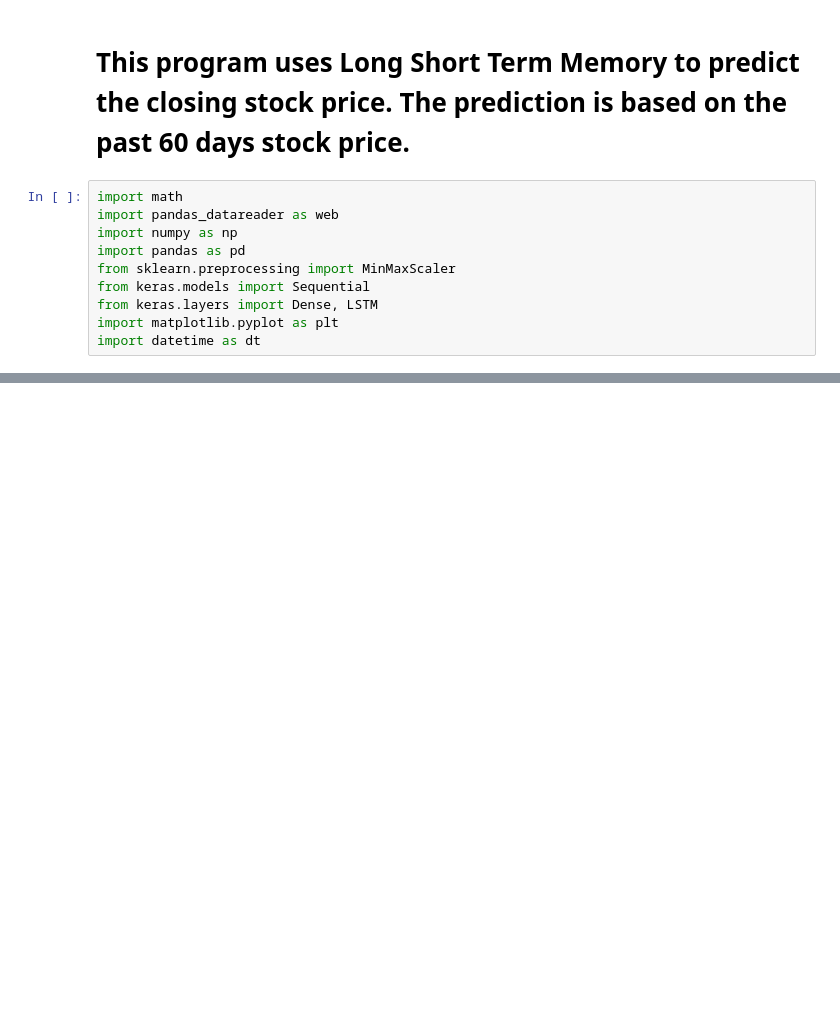
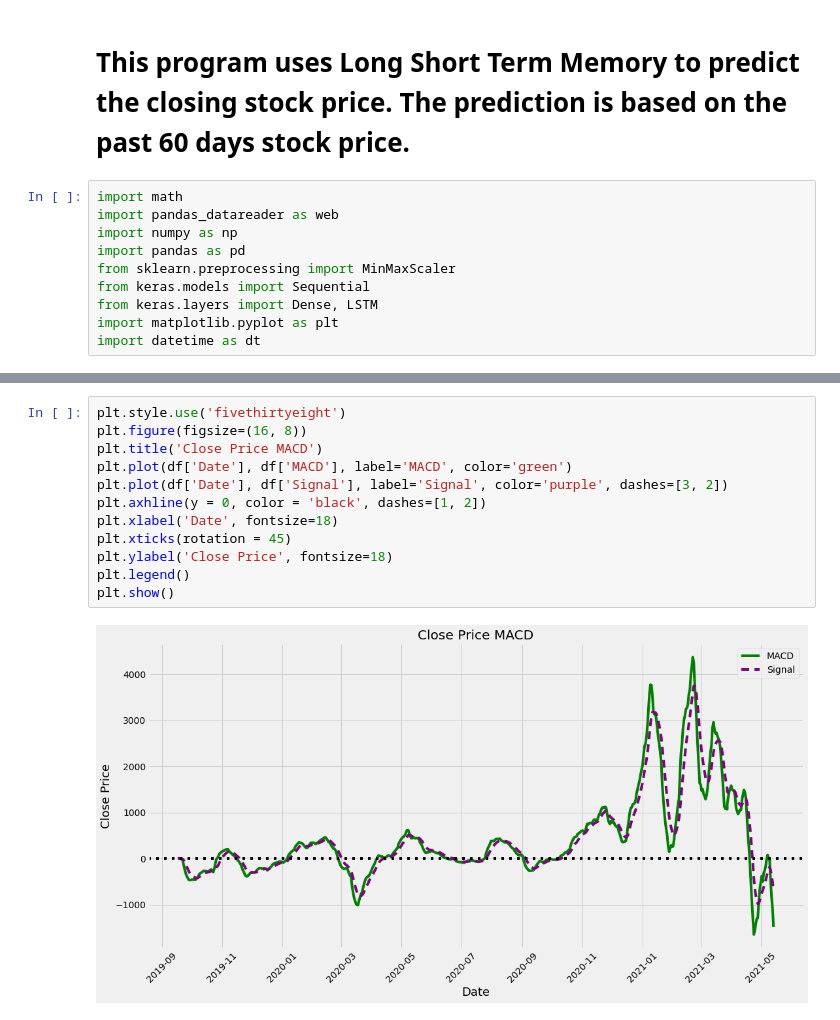
Before and after one commit to LopezMarioAlberto/AlgorithmicTradingPython, a Jupyter notebook: bitcoin/BitcoinPricePrediction.ipynb, the cells around one changed output, grey strips where cells are left out. Drawn from its saved outputs; the diff is of its cells as text; blank space fills up the shorter version.

```diff
--- a/bitcoin/BitcoinPricePrediction.ipynb
+++ b/bitcoin/BitcoinPricePrediction.ipynb
@@ -40,0 +86,14 @@ plt.show()
+# %%
+plt.style.use('fivethirtyeight')
+plt.figure(figsize=(16, 8))
+plt.title('Close Price MACD')
+plt.plot(df['Date'], df['MACD'], label='MACD', color='green')
+plt.plot(df['Date'], df['Signal'], label='Signal', color='purple', dashes=[3, 2])
+plt.axhline(y = 0, color = 'black', dashes=[1, 2])
+plt.xlabel('Date', fontsize=18)
+plt.xticks(rotation = 45)
+plt.ylabel('Close Price', fontsize=18)
+plt.legend()
+plt.show()
+# %% [output]
+[figure, added]
```
Also changed, not shown: parts of 22 cells of this notebook, 2 other files.
